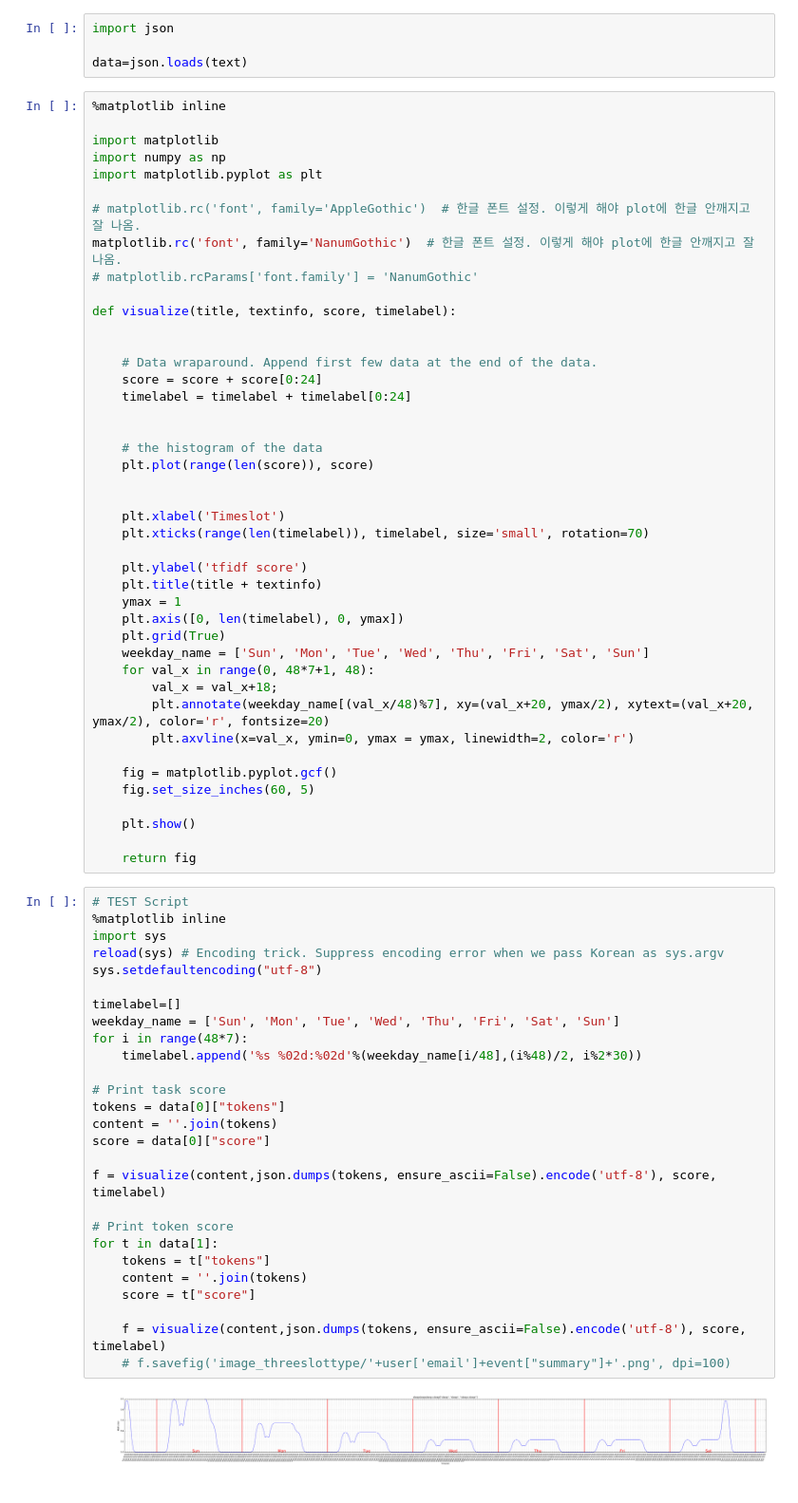
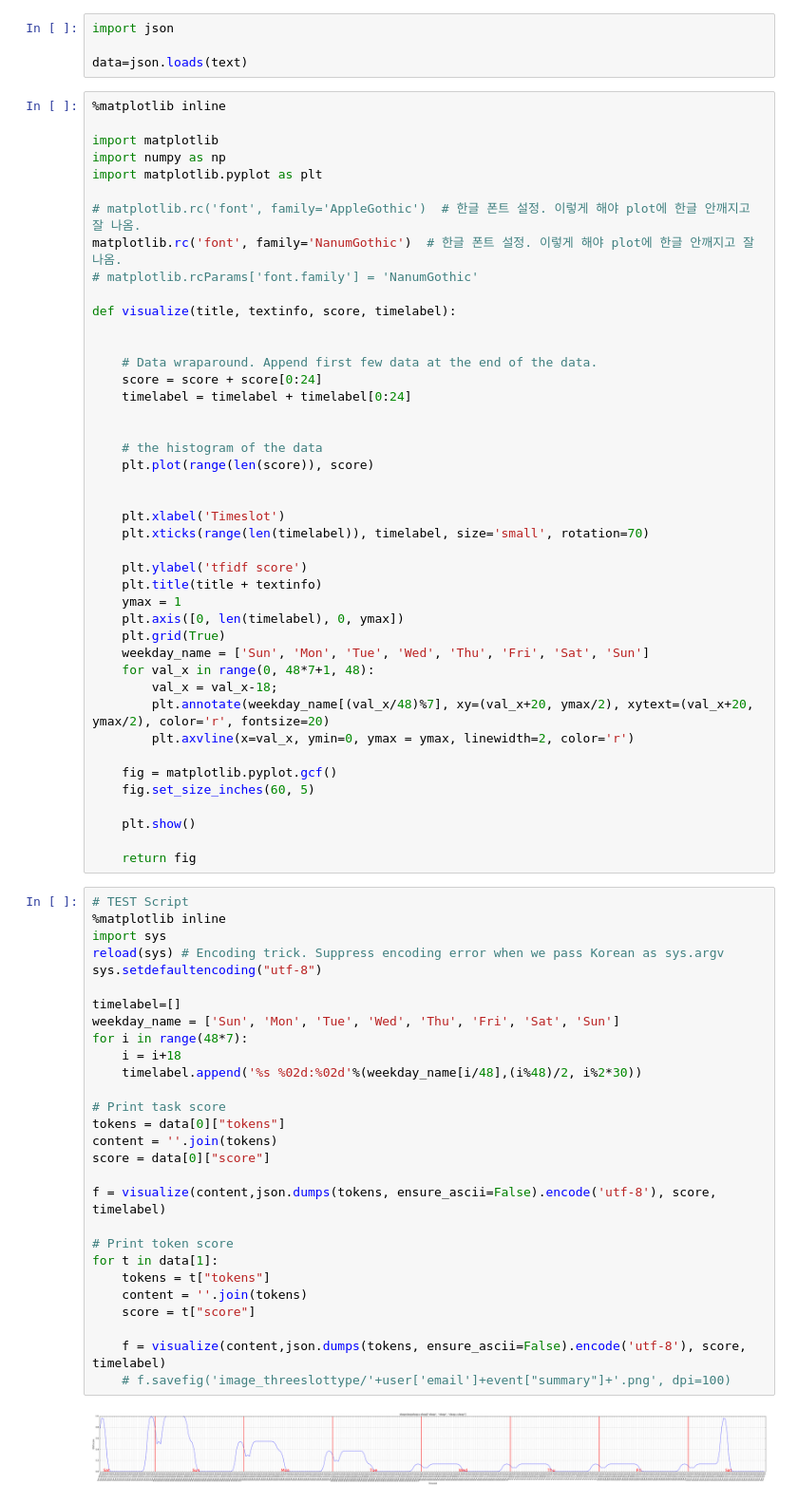
Before and after one commit to 1step6thswmaestro/22, a Jupyter notebook: development/FrontendTimePrefScoreVisualization.ipynb, the cells around one changed output. Shown: that part at 95% size. Saved outputs shown, nothing was run; the diff lists cells and outputs as text.

```diff
--- a/development/FrontendTimePrefScoreVisualization.ipynb
+++ b/development/FrontendTimePrefScoreVisualization.ipynb
@@ -37,7 +37,7 @@ def visualize(title, textinfo, score, timelabel):
     plt.grid(True)
     weekday_name = ['Sun', 'Mon', 'Tue', 'Wed', 'Thu', 'Fri', 'Sat', 'Sun']
     for val_x in range(0, 48*7+1, 48):
-        val_x = val_x+18;
+        val_x = val_x-18;
         plt.annotate(weekday_name[(val_x/48)%7], xy=(val_x+20, ymax/2), xytext=(val_x+20, ymax/2), color='r', fontsize=20)
         plt.axvline(x=val_x, ymin=0, ymax = ymax, linewidth=2, color='r')
 
@@ -50,29 +50,30 @@ def visualize(title, textinfo, score, timelabel):
 # %%
 # TEST Script
 %matplotlib inline
 import sys
 reload(sys) # Encoding trick. Suppress encoding error when we pass Korean as sys.argv
 sys.setdefaultencoding("utf-8")
 
 timelabel=[]
 weekday_name = ['Sun', 'Mon', 'Tue', 'Wed', 'Thu', 'Fri', 'Sat', 'Sun']
 for i in range(48*7):
+    i = i+18
     timelabel.append('%s %02d:%02d'%(weekday_name[i/48],(i%48)/2, i%2*30))
 
 # Print task score
 tokens = data[0]["tokens"]
 content = ''.join(tokens)
 score = data[0]["score"]
 
 f = visualize(content,json.dumps(tokens, ensure_ascii=False).encode('utf-8'), score, timelabel)
 
 # Print token score
 for t in data[1]:
     tokens = t["tokens"]
     content = ''.join(tokens)
     score = t["score"]
 
     f = visualize(content,json.dumps(tokens, ensure_ascii=False).encode('utf-8'), score, timelabel)
     # f.savefig('image_threeslottype/'+user['email']+event["summary"]+'.png', dpi=100)
 # %% [output]
-[figure, old version]
+[figure, new version]
```
Also changed, not shown: parts of 2 cells of this notebook.
